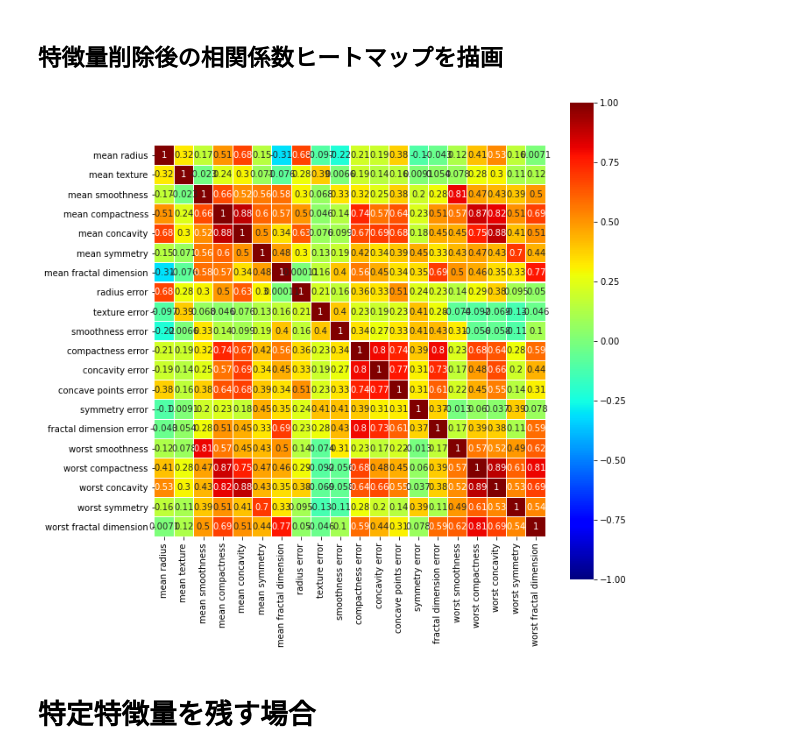
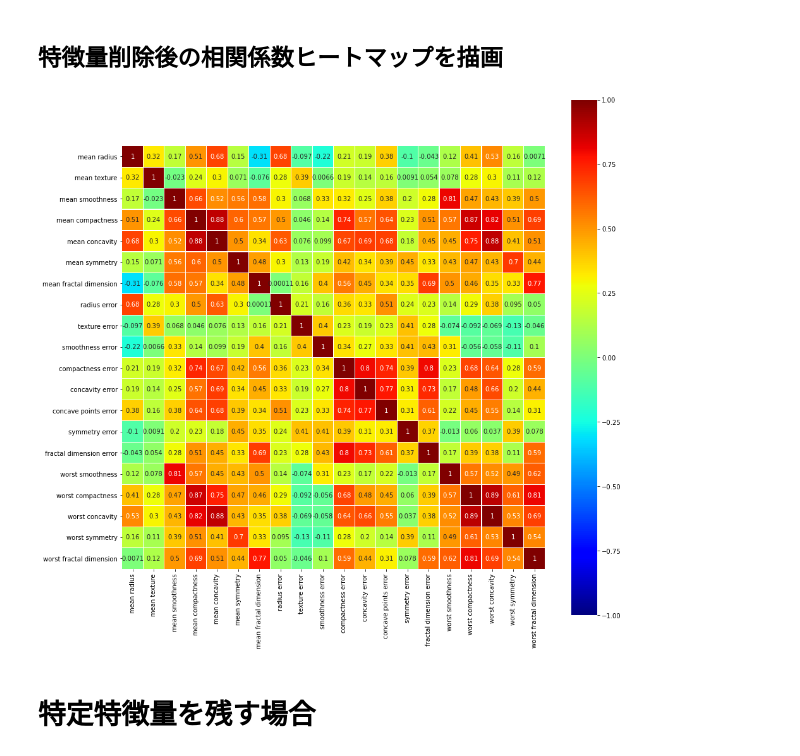
Before and after one commit to Data-Anal-Ojisan/DataAnalOji.hatena.sample, a Jupyter notebook: python_samples/blog_drop_highly_correlated_features.ipynb, the cells around one changed output. Cells and saved outputs as stored; diff of their text form; code cells hidden in the pictures.

```diff
--- a/python_samples/blog_drop_highly_correlated_features.ipynb
+++ b/python_samples/blog_drop_highly_correlated_features.ipynb
@@ -82,21 +82,21 @@ X_dropped = X.drop(list_drop, axis=1)
 ## 特徴量削除後の相関係数ヒートマップを描画
 # %%
 # グラフ描画領域の作成
-plt.figure(figsize=(10, 10))
+plt.figure(figsize=(15, 15))
 
 # 相関係数のヒートマップを描画
 sns.heatmap(X_dropped.corr(),
             cmap='jet',
             square=True,
             linewidths=0.1,
             vmax=1,
             vmin=-1,
             center=0,
             annot=True)
 
 plt.show()
 # %% [output]
-[figure, old version]
+[figure, new version]
 # %% [markdown]
 # 特定特徴量を残す場合
 # %%
```
Also changed, not shown: parts of 2 cells of this notebook.
